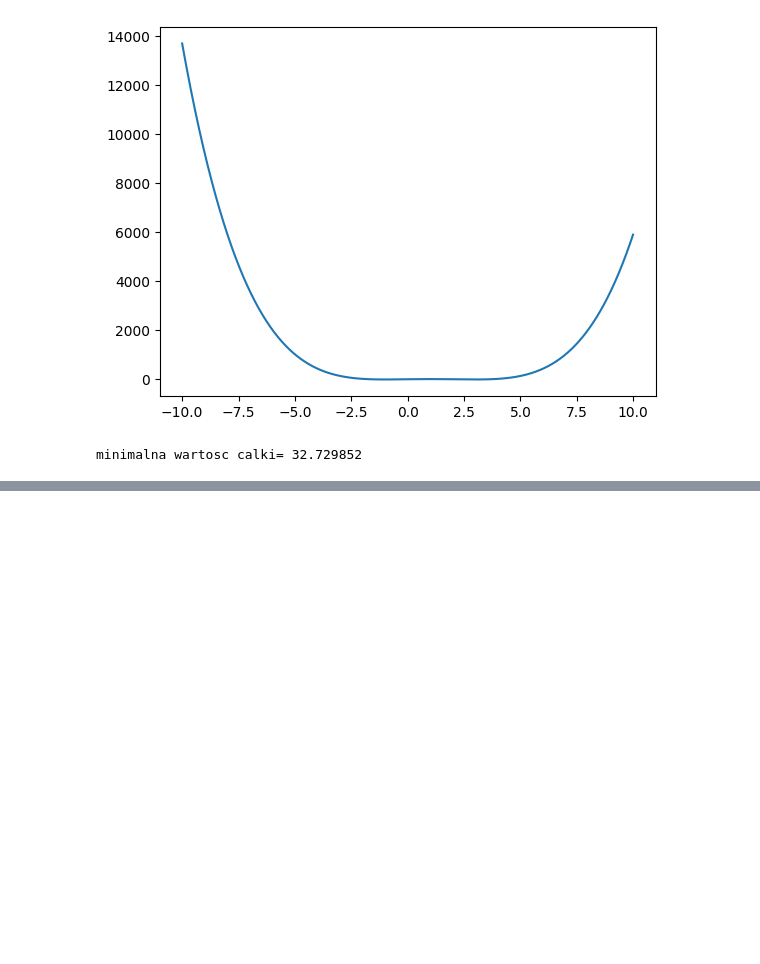
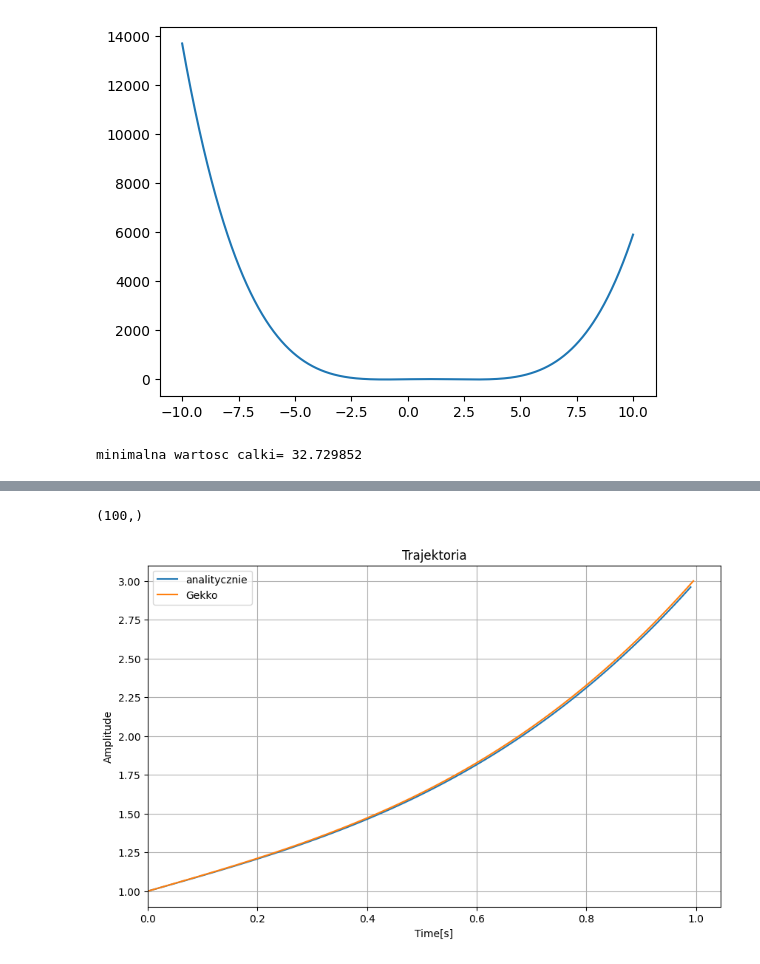
Before and after one commit to Piotr-Bednarek/ZadaniaSem5Laby, a Jupyter notebook: uso/lab5.ipynb, the cells around one changed output, grey strips where cells are left out. Drawn from its saved outputs; the diff is of its cells as text; code cells hidden in the pictures; blank space fills up the shorter version.

```diff
--- a/uso/lab5.ipynb
+++ b/uso/lab5.ipynb
@@ -223,0 +230,11 @@ plt.show()
+# %%
+def func(t):
+    t = np.asarray(t)
+    return t**3 + t + 1
+
+t_a = np.arange(0.0, 1.0, 0.01)
+trajectory = func(t_a)
+plot_sets('Trajektoria', [t_a, trajectory, 'analitycznie'],[t[:-1],x_res[:-1],"Gekko"])
+# %% [output]
+(100,)
+[figure, added]
```
Also changed, not shown: parts of 2 cells of this notebook, 2 other files.
